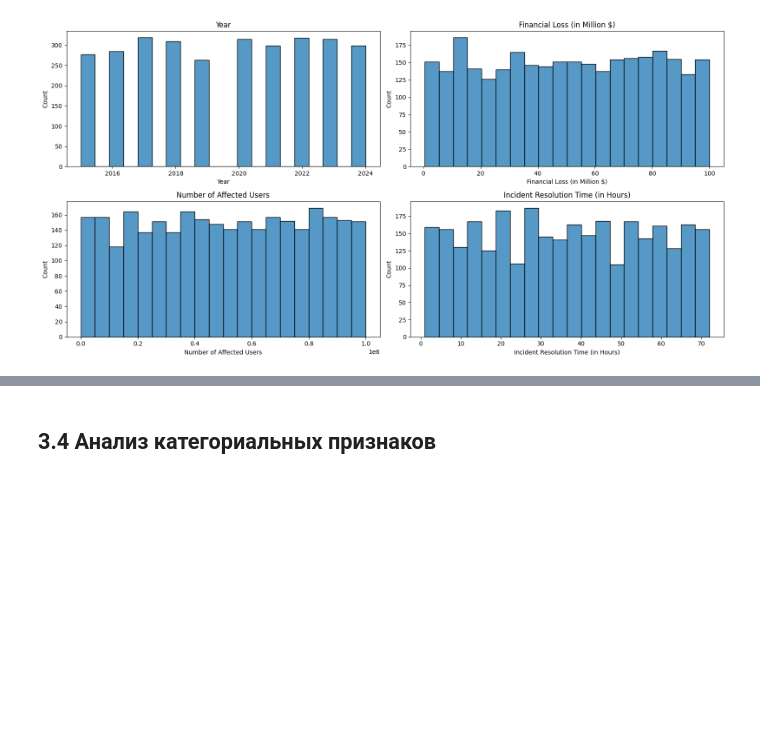
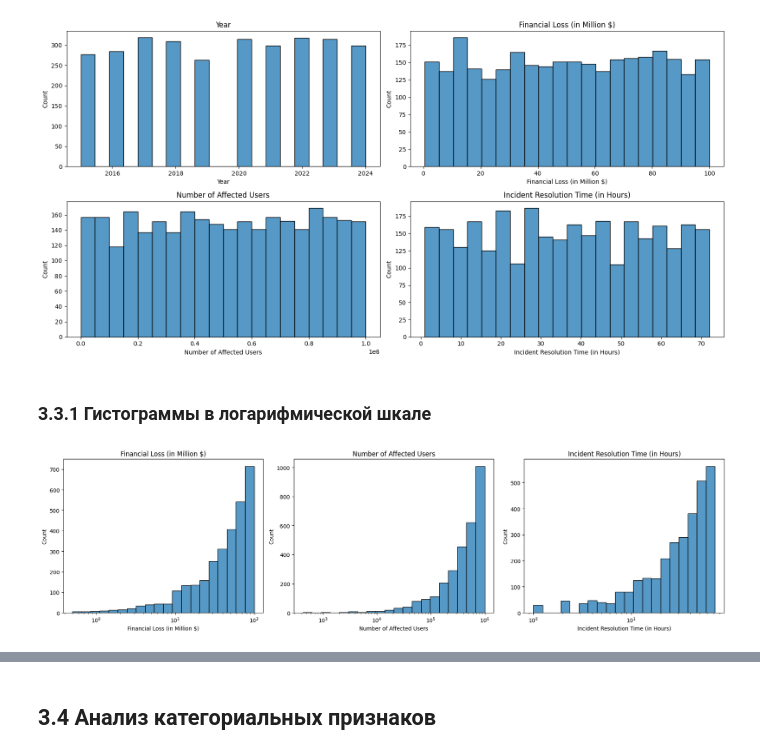
Before and after one commit to 2made1ra/ML_fall25, a Jupyter notebook: lab/first/first_organized.ipynb, the cells around one changed output, grey strips where cells are left out. Saved outputs shown, nothing was run; the diff lists cells and outputs as text; code cells hidden in the pictures; blank space fills up the shorter version.

```diff
--- a/lab/first/first_organized.ipynb
+++ b/lab/first/first_organized.ipynb
@@ -125,3 +127,18 @@ plt.tight_layout()
 plt.show()
 # %% [output]
 [figure]
+# %% [markdown]
+### 3.3.1 Гистограммы в логарифмической шкале
+# %%
+# Гистограммы в логарифмической шкале для лучшего анализа
+fig, axes = plt.subplots(1, 3, figsize=(18, 5))
+
+for idx, col in enumerate(['Financial Loss (in Million $)', 'Number of Affected Users',
+                            'Incident Resolution Time (in Hours)']):
+    sns.histplot(data=df, x=col, bins=20, log_scale=True, ax=axes[idx])
+    axes[idx].set_title(col)
+
+plt.tight_layout()
+plt.show()
+# %% [output]
+[figure, added]
```
Also changed, not shown: parts of 20 cells of this notebook.
